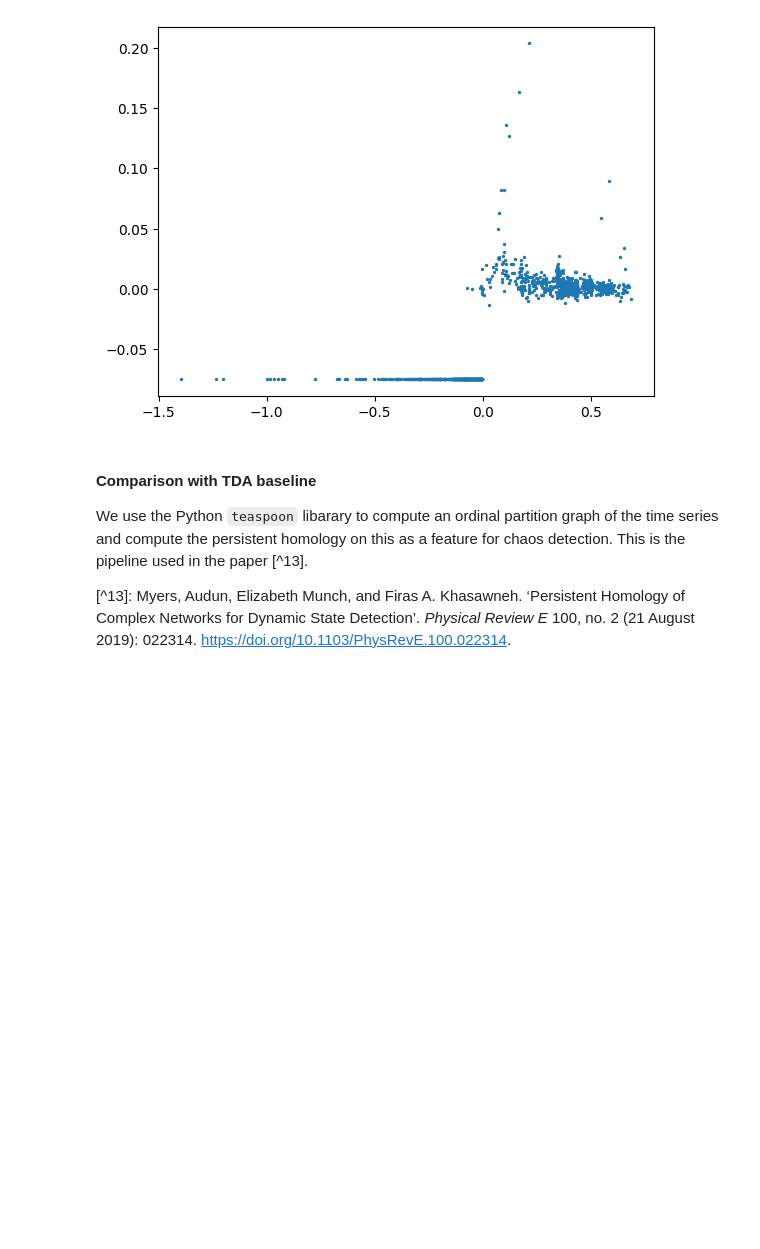
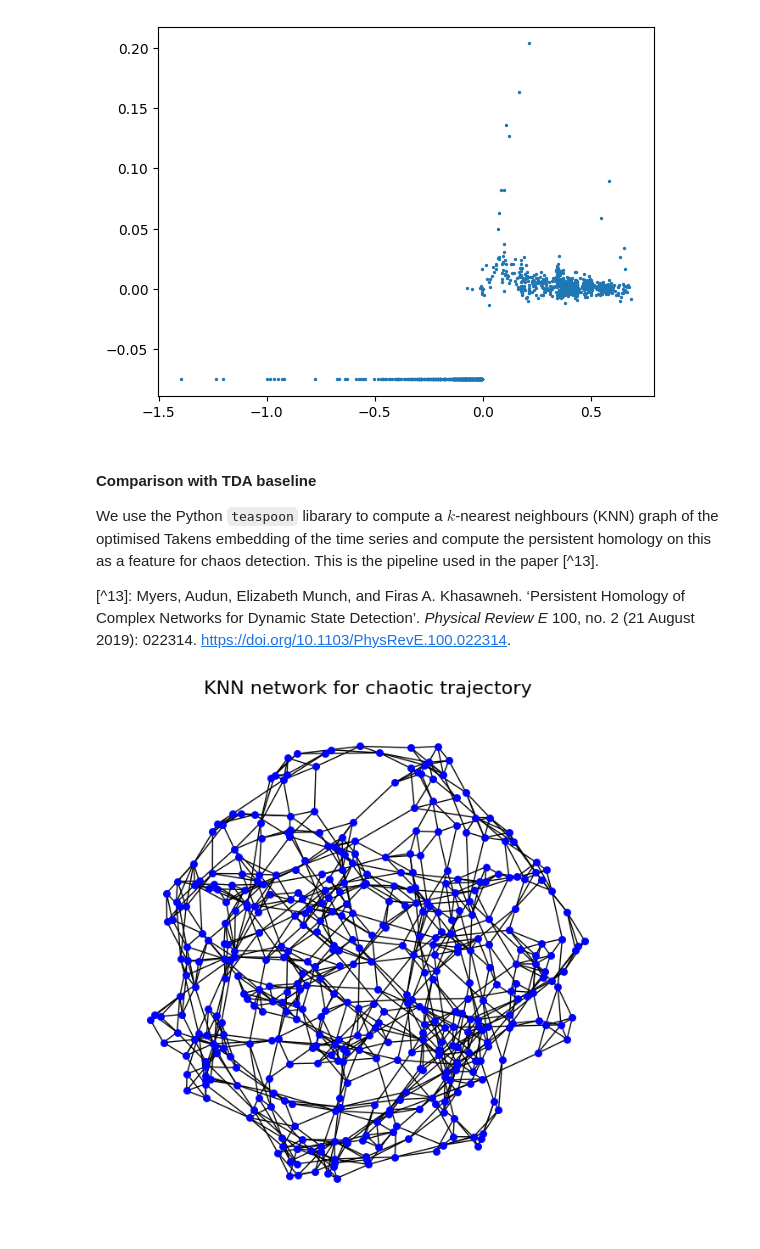
Before and after one commit to colinstephen/topological_divergences, a Jupyter notebook: experiments2.ipynb, the cells around one changed output. Drawn from its saved outputs; the diff is of its cells as text; code cells hidden in the pictures; blank space fills up the shorter version.

Commit message:
outputs of teaspoon knn analysis

```diff
--- a/experiments2.ipynb
+++ b/experiments2.ipynb
@@ -329,7 +332,7 @@ plt.scatter(lyapunovs, nolds_estimates_finite, s=2)
 # %% [markdown]
 #### Comparison with TDA baseline
 
-We use the Python `teaspoon` libarary to compute an ordinal partition graph of the time series and compute the persistent homology on this as a feature for chaos detection. This is the pipeline used in the paper [^13].
+We use the Python `teaspoon` libarary to compute a $k$-nearest neighbours (KNN) graph of the optimised Takens embedding of the time series and compute the persistent homology on this as a feature for chaos detection. This is the pipeline used in the paper [^13].
 
 [^13]: Myers, Audun, Elizabeth Munch, and Firas A. Khasawneh. ‘Persistent Homology of Complex Networks for Dynamic State Detection’. *Physical Review E* 100, no. 2 (21 August 2019): 022314. https://doi.org/10.1103/PhysRevE.100.022314.
 # %%
@@ -338,5 +341,8 @@ optimal_embedding_params = [takens_embedding_optimal_parameters(ts, max_dimensio
 knn_graphs = []
 for ts, embed in zip(logistic_data.trajectories, optimal_embedding_params):
     tau, dim = embed
-    graph = knn_graph(ts, n=dim, tau=tau)
+    graph = knn_graph(ts, n=dim, tau=tau, k=4)
+    graph = remove_zeros(graph)
+    if not nx.is_connected(nx.from_numpy_array(graph)):
+        graph = np.array([[0]])
     knn_graphs.append(graph)
@@ -344,0 +349,9 @@ op_graphs = [ordinal_partition_graph(ts, n=3, tau=2) for ts in logistic_data.tra
+# %%
+G, pos = make_network(knn_graphs[-1])
+plt.figure(figsize = (8,8))
+plt.title('KNN network for chaotic trajectory', size = 16)
+nx.draw(G, pos, with_labels=False, font_weight='bold', node_color='blue',
+        width=1, font_size = 10, node_size = 30)
+plt.show()
+# %% [output]
+[figure, added]
```
Also changed, not shown: parts of 12 cells of this notebook.
